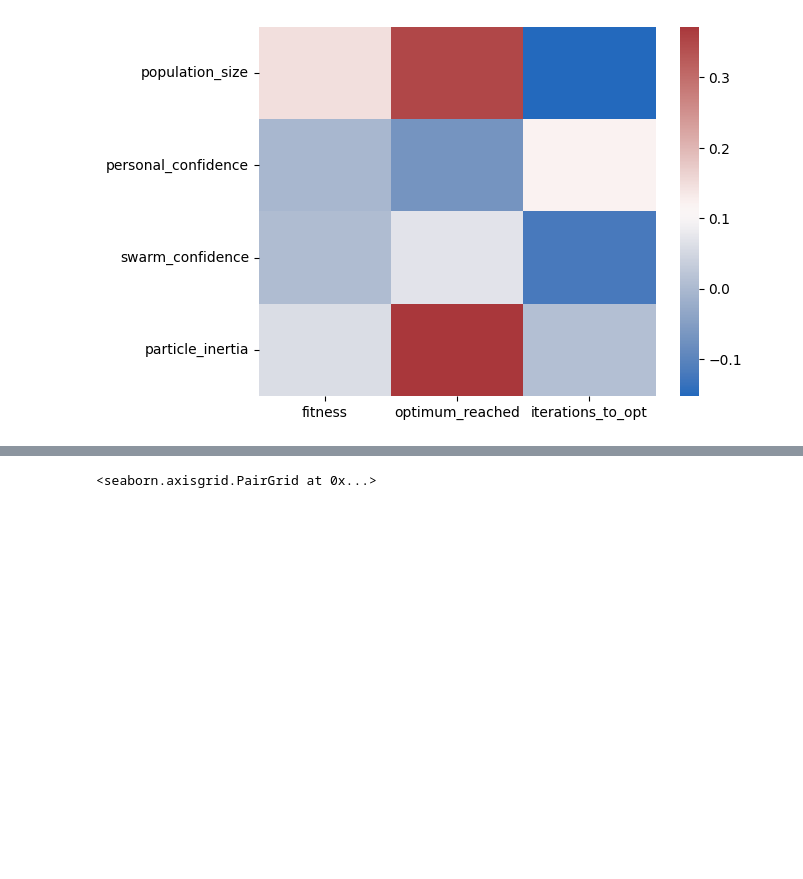
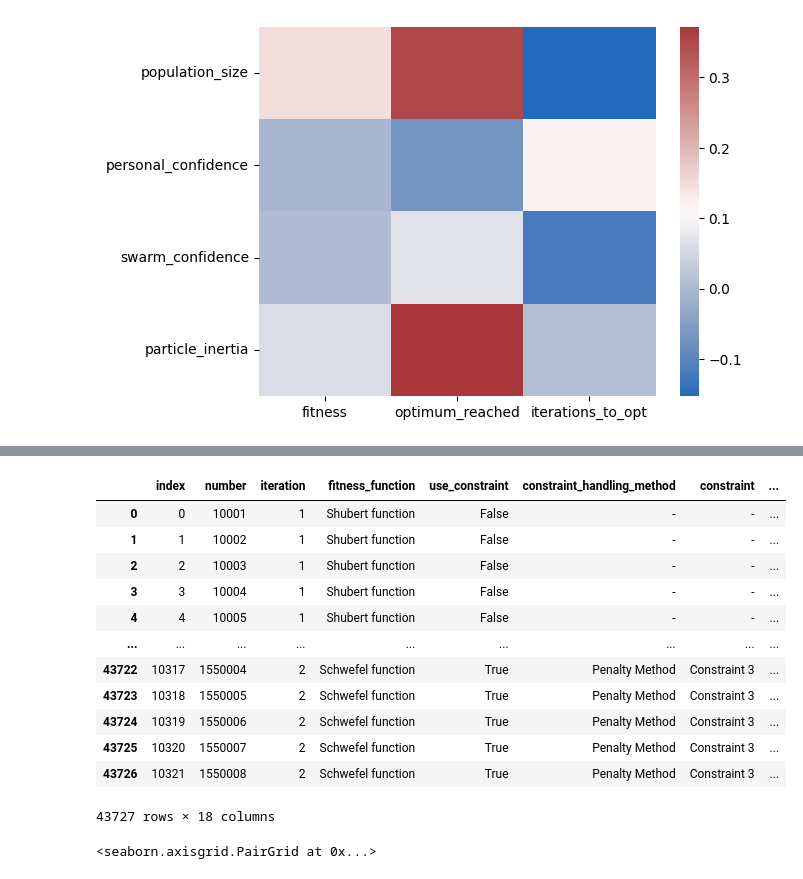
Before and after one commit to MarkusKiesel93/Self-Organizing_Systems, a Jupyter notebook: exercise_2/evaluation_laurenz.ipynb, the cells around one changed output, grey strips where cells are left out. Saved outputs shown, nothing was run; the diff lists cells and outputs as text; code cells hidden in the pictures; blank space fills up the shorter version.

```diff
--- a/exercise_2/evaluation_laurenz.ipynb
+++ b/exercise_2/evaluation_laurenz.ipynb
@@ -276,3 +327,19 @@ ax.get_figure().savefig("./plots/correlation.pdf", bbox_inches='tight')
+# %%
+df_full.reset_index()
+# %% [output]
+|  | index | number | iteration | fitness_function | use_constraint | constraint_handling_method | constraint | ... |
+| 0 | 0 | 10001 | 1 | Shubert function | False | - | - | ... |
+| 1 | 1 | 10002 | 1 | Shubert function | False | - | - | ... |
+| 2 | 2 | 10003 | 1 | Shubert function | False | - | - | ... |
+| 3 | 3 | 10004 | 1 | Shubert function | False | - | - | ... |
+| 4 | 4 | 10005 | 1 | Shubert function | False | - | - | ... |
+| ... | ... | ... | ... | ... | ... | ... | ... | ... |
+| 43722 | 10317 | 1550004 | 2 | Schwefel function | True | Penalty Method | Constraint 3 | ... |
+| 43723 | 10318 | 1550005 | 2 | Schwefel function | True | Penalty Method | Constraint 3 | ... |
+| 43724 | 10319 | 1550006 | 2 | Schwefel function | True | Penalty Method | Constraint 3 | ... |
+| 43725 | 10320 | 1550007 | 2 | Schwefel function | True | Penalty Method | Constraint 3 | ... |
+| 43726 | 10321 | 1550008 | 2 | Schwefel function | True | Penalty Method | Constraint 3 | ... |
+43727 rows × 18 columns
 # %%
 sb.pairplot(df_full)#, x_vars=["fitness", "optimum_reached", "iterations_to_opt"])
 # %% [output]
```
Also changed, not shown: parts of 8 cells of this notebook.
